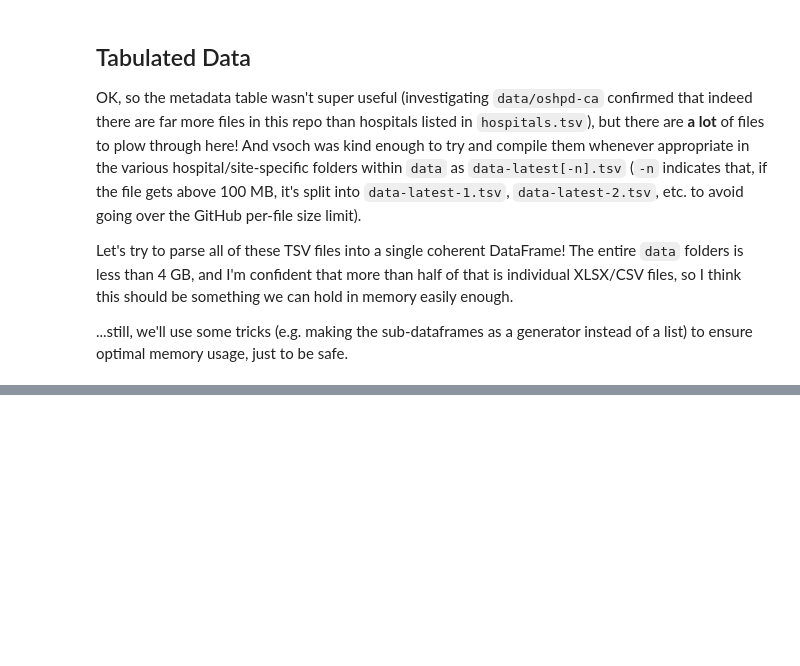
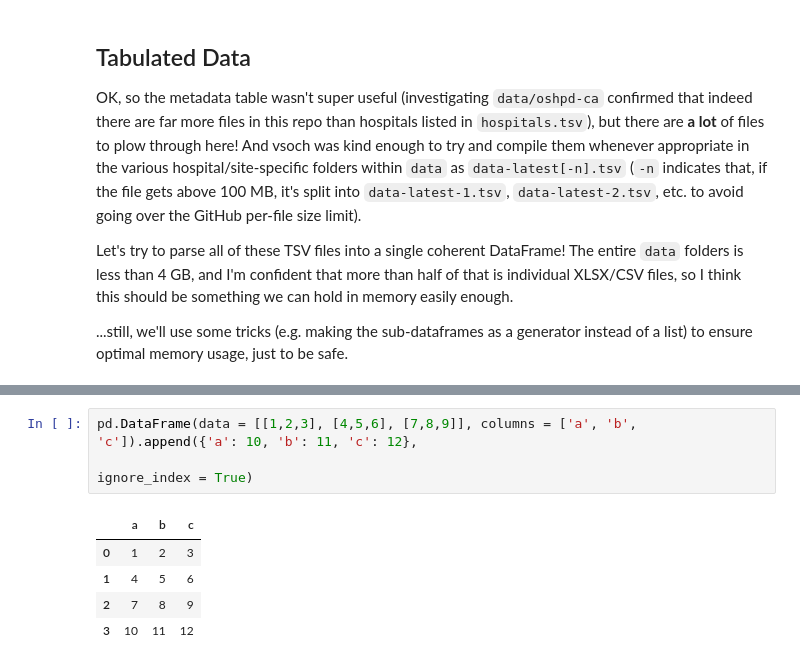
Before and after one commit to emigre459/hospital-chargemaster, a Jupyter notebook: Data_Exploration.ipynb, the cells around one changed output, grey strips where cells are left out. Saved outputs shown, nothing was run; the diff lists cells and outputs as text; blank space fills up the shorter version.

```diff
--- a/Data_Exploration.ipynb
+++ b/Data_Exploration.ipynb
@@ -192,0 +185,9 @@ ipdb> c
+# %%
+pd.DataFrame(data = [[1,2,3], [4,5,6], [7,8,9]], columns = ['a', 'b', 'c']).append({'a': 10, 'b': 11, 'c': 12},
+                                                                                   ignore_index = True)
+# %% [output]
+|  | a | b | c |
+| 0 | 1 | 2 | 3 |
+| 1 | 4 | 5 | 6 |
+| 2 | 7 | 8 | 9 |
+| 3 | 10 | 11 | 12 |
```
Also changed, not shown: parts of 11 cells of this notebook, 1 other file.
